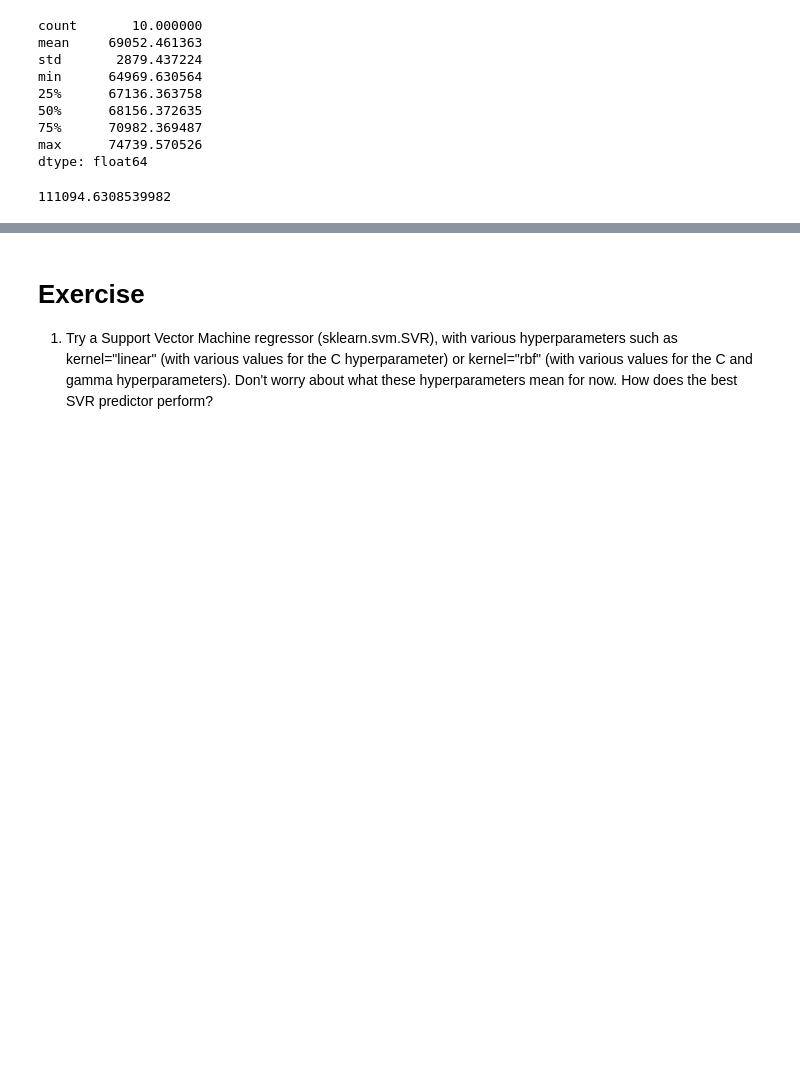
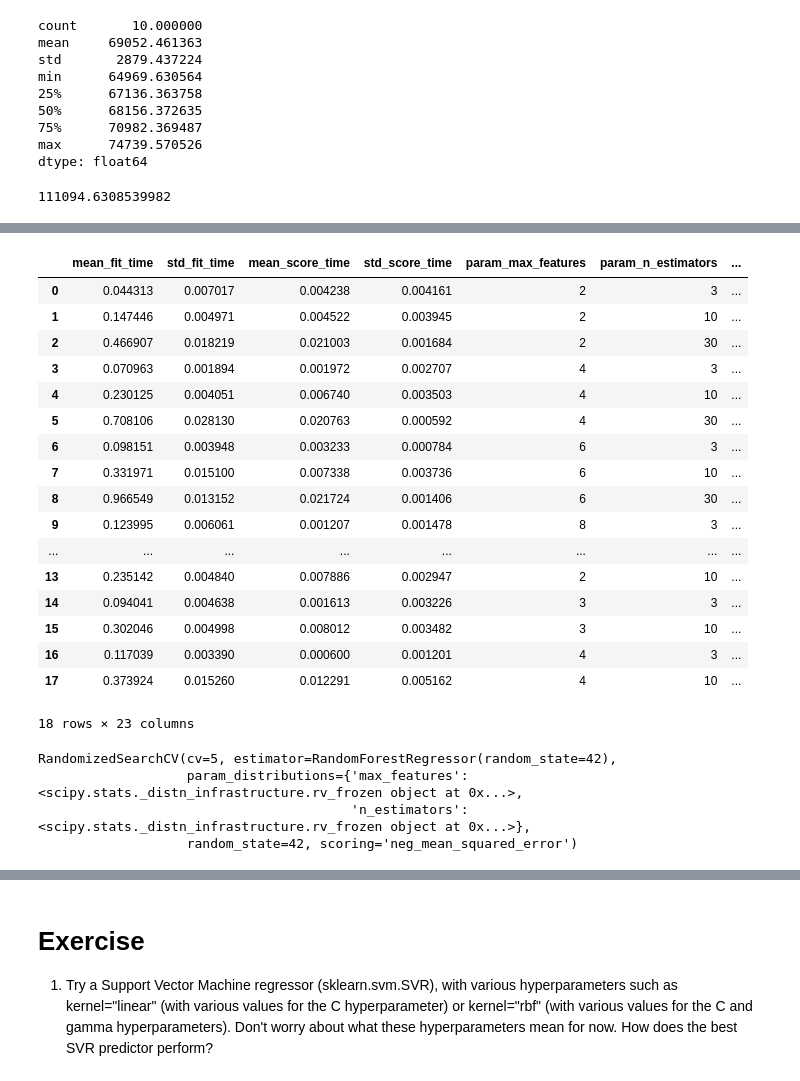
Before and after one commit to pranjalimpatil/mle-training, a Jupyter notebook: assignment _3.1_housing.ipynb, the cells around one changed output, grey strips where cells are left out. Saved outputs shown, nothing was run; the diff lists cells and outputs as text; code cells hidden in the pictures; blank space fills up the shorter version.

```diff
--- a/assignment _3.1_housing.ipynb
+++ b/assignment _3.1_housing.ipynb
@@ -624,3 +624,19 @@ svm_rmse = np.sqrt(svm_mse)
 svm_rmse
 # %% [output]
 111094.6308539982
+# %%
+from sklearn.model_selection import GridSearchCV
+
+param_grid = [
+    # try 12 (3×4) combinations of hyperparameters
+    {'n_estimators': [3, 10, 30], 'max_features': [2, 4, 6, 8]},
+    # then try 6 (2×3) combinations with bootstrap set as False
+    {'bootstrap': [False], 'n_estimators': [3, 10], 'max_features': [2, 3, 4]},
+  ]
+
+forest_reg = RandomForestRegressor(random_state=42)
+# train across 5 folds, that's a total of (12+6)*5=90 rounds of training
+grid_search = GridSearchCV(forest_reg, param_grid, cv=5,
+                           scoring='neg_mean_squared_error',
+                           return_train_score=True)
+grid_search.fit(housing_prepared, housing_labels)
@@ -626,0 +681,39 @@ svm_rmse
+# %%
+pd.DataFrame(grid_search.cv_results_)
+# %% [output]
+|  | mean_fit_time | std_fit_time | mean_score_time | std_score_time | param_max_features | param_n_estimators | ... |
+| 0 | 0.044313 | 0.007017 | 0.004238 | 0.004161 | 2 | 3 | ... |
+| 1 | 0.147446 | 0.004971 | 0.004522 | 0.003945 | 2 | 10 | ... |
+| 2 | 0.466907 | 0.018219 | 0.021003 | 0.001684 | 2 | 30 | ... |
+| 3 | 0.070963 | 0.001894 | 0.001972 | 0.002707 | 4 | 3 | ... |
+| 4 | 0.230125 | 0.004051 | 0.006740 | 0.003503 | 4 | 10 | ... |
+| 5 | 0.708106 | 0.028130 | 0.020763 | 0.000592 | 4 | 30 | ... |
+| 6 | 0.098151 | 0.003948 | 0.003233 | 0.000784 | 6 | 3 | ... |
+| 7 | 0.331971 | 0.015100 | 0.007338 | 0.003736 | 6 | 10 | ... |
+| 8 | 0.966549 | 0.013152 | 0.021724 | 0.001406 | 6 | 30 | ... |
+| 9 | 0.123995 | 0.006061 | 0.001207 | 0.001478 | 8 | 3 | ... |
+| ... | ... | ... | ... | ... | ... | ... | ... |
+| 13 | 0.235142 | 0.004840 | 0.007886 | 0.002947 | 2 | 10 | ... |
+| 14 | 0.094041 | 0.004638 | 0.001613 | 0.003226 | 3 | 3 | ... |
+| 15 | 0.302046 | 0.004998 | 0.008012 | 0.003482 | 3 | 10 | ... |
+| 16 | 0.117039 | 0.003390 | 0.000600 | 0.001201 | 4 | 3 | ... |
+| 17 | 0.373924 | 0.015260 | 0.012291 | 0.005162 | 4 | 10 | ... |
+18 rows × 23 columns
+# %%
+from sklearn.model_selection import RandomizedSearchCV
+from scipy.stats import randint
+
+param_distribs = {
+        'n_estimators': randint(low=1, high=200),
+        'max_features': randint(low=1, high=8),
+    }
+
+forest_reg = RandomForestRegressor(random_state=42)
+rnd_search = RandomizedSearchCV(forest_reg, param_distributions=param_distribs,
+                                n_iter=10, cv=5, scoring='neg_mean_squared_error', random_state=42)
+rnd_search.fit(housing_prepared, housing_labels)
+# %% [output]
+RandomizedSearchCV(cv=5, estimator=RandomForestRegressor(random_state=42),
+                   param_distributions={'max_features': <scipy.stats._distn_infrastructure.rv_frozen object at 0x...>,
+                                        'n_estimators': <scipy.stats._distn_infrastructure.rv_frozen object at 0x...>},
+                   random_state=42, scoring='neg_mean_squared_error')
```
Also changed, not shown: parts of 17 cells of this notebook.
